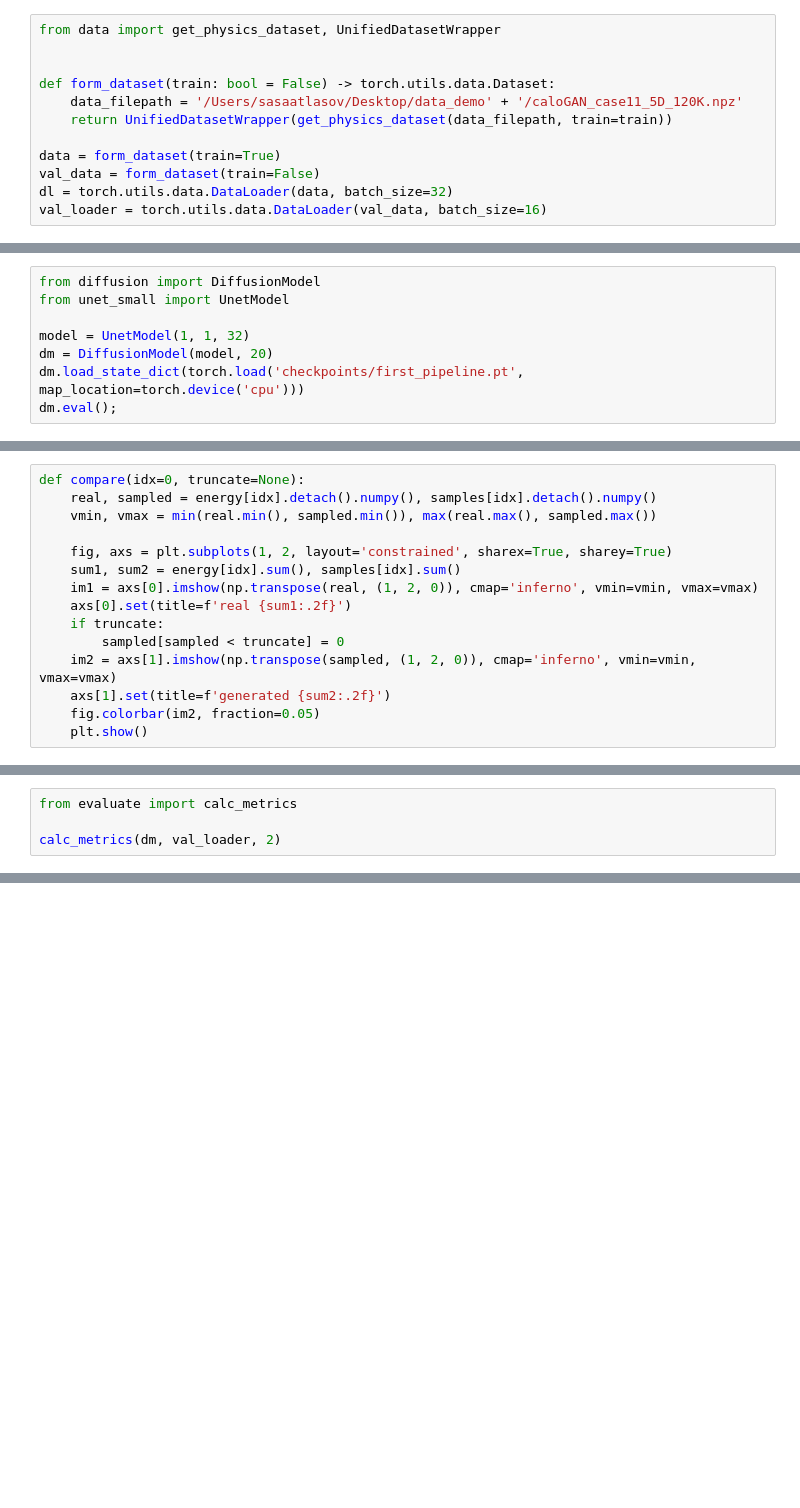
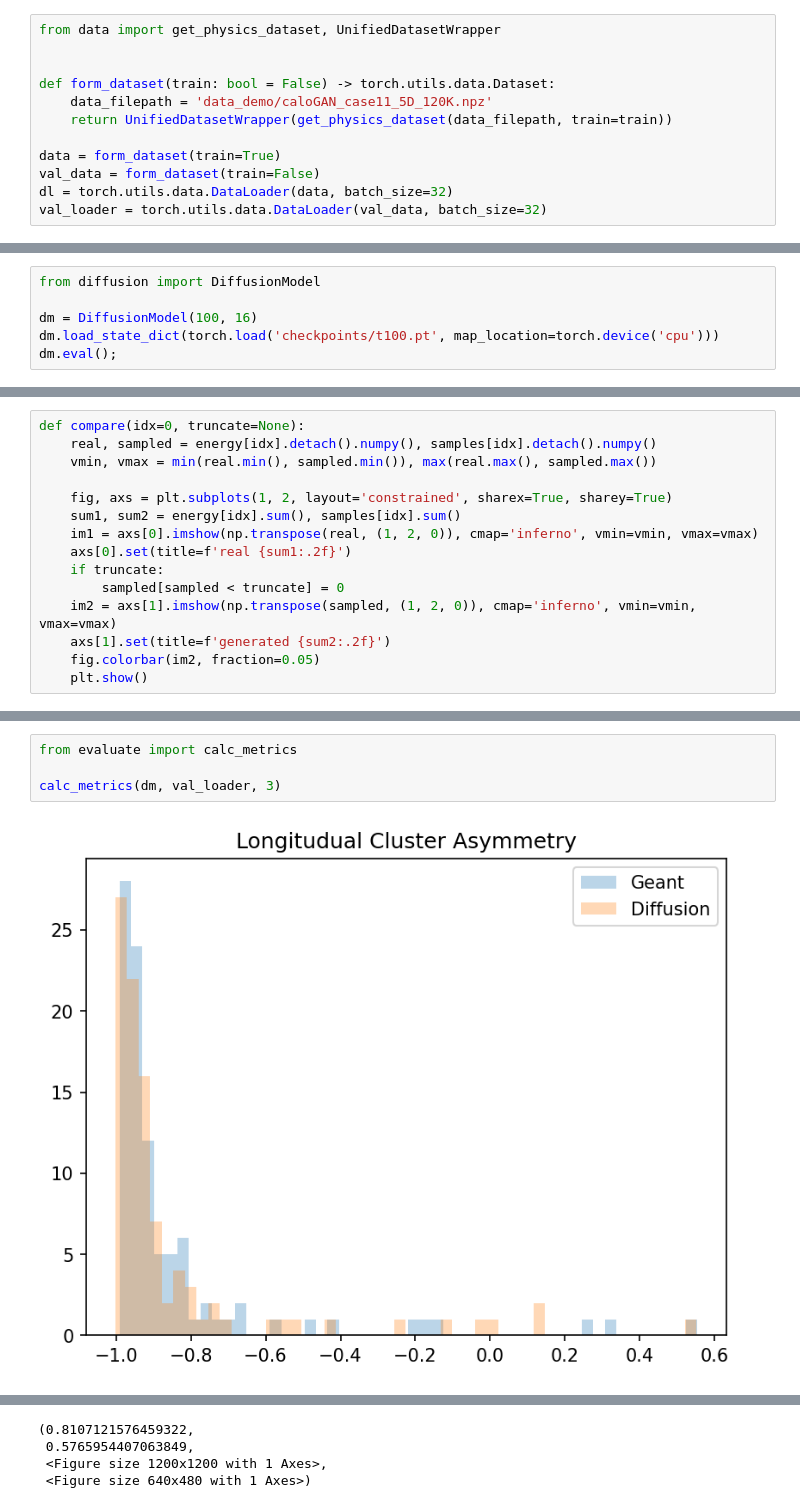
Before and after one commit to sashaatlasov/DiffusionDipolma, a Jupyter notebook: test.ipynb, the cells around one changed output, grey strips where cells are left out. Drawn from its saved outputs; the diff is of its cells as text; blank space fills up the shorter version.

Commit message:
added stats plots

```diff
--- a/test.ipynb
+++ b/test.ipynb
@@ -9,10 +9,10 @@ from data import get_physics_dataset, UnifiedDatasetWrapper
 
 
 def form_dataset(train: bool = False) -> torch.utils.data.Dataset:
-    data_filepath = '/Users/sasaatlasov/Desktop/data_demo' + '/caloGAN_case11_5D_120K.npz'
+    data_filepath = 'data_demo/caloGAN_case11_5D_120K.npz'
     return UnifiedDatasetWrapper(get_physics_dataset(data_filepath, train=train))
 
 data = form_dataset(train=True)
 val_data = form_dataset(train=False)
 dl = torch.utils.data.DataLoader(data, batch_size=32)
-val_loader = torch.utils.data.DataLoader(val_data, batch_size=16)
+val_loader = torch.utils.data.DataLoader(val_data, batch_size=32)
@@ -34,8 +32,6 @@ torch.Size([16, 3])
 # %%
 from diffusion import DiffusionModel
-from unet_small import UnetModel
 
-model = UnetModel(1, 1, 32)
-dm = DiffusionModel(model, 20)
-dm.load_state_dict(torch.load('checkpoints/first_pipeline.pt', map_location=torch.device('cpu')))
+dm = DiffusionModel(100, 16)
+dm.load_state_dict(torch.load('checkpoints/t100.pt', map_location=torch.device('cpu')))
 dm.eval();
@@ -132,4 +62,6 @@ for i in range(16):
 # %%
 from evaluate import calc_metrics
 
-calc_metrics(dm, val_loader, 2)
+calc_metrics(dm, val_loader, 3)
+# %% [output]
+[figure, added]
@@ -135,0 +73,4 @@ calc_metrics(dm, val_loader, 2)
+(0.8107121576459322,
+ 0.5765954407063849,
+ <Figure size 1200x1200 with 1 Axes>,
+ <Figure size 640x480 with 1 Axes>)
```
Also changed, not shown: parts of 9 cells of this notebook, 5 other files.
